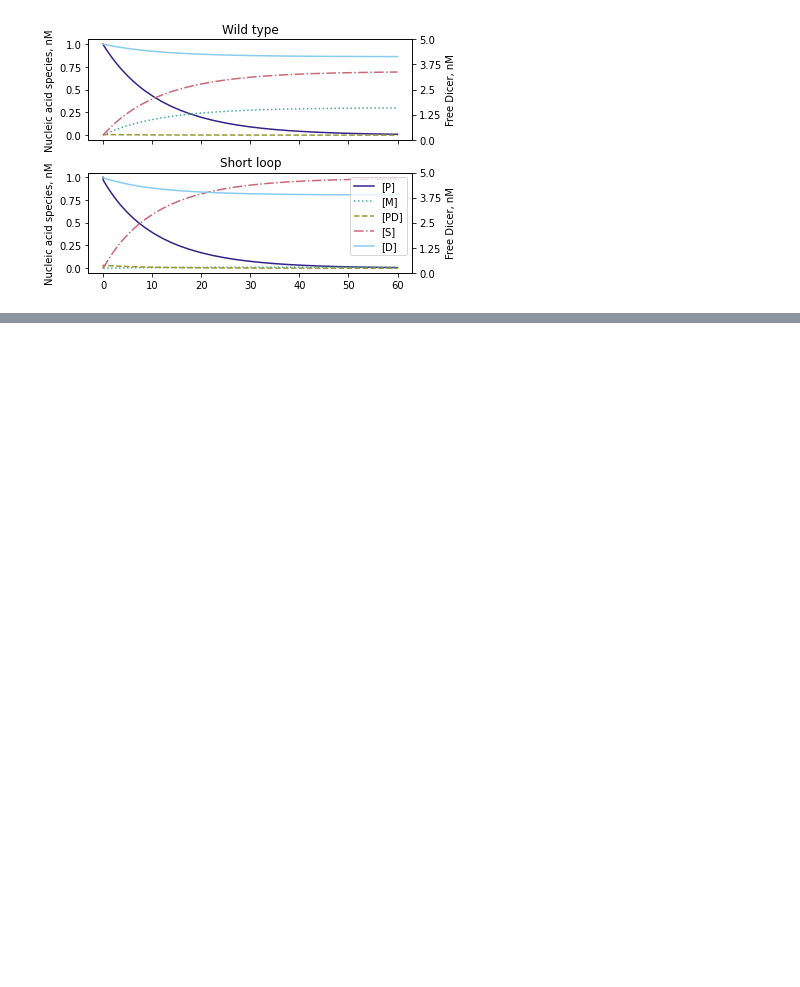
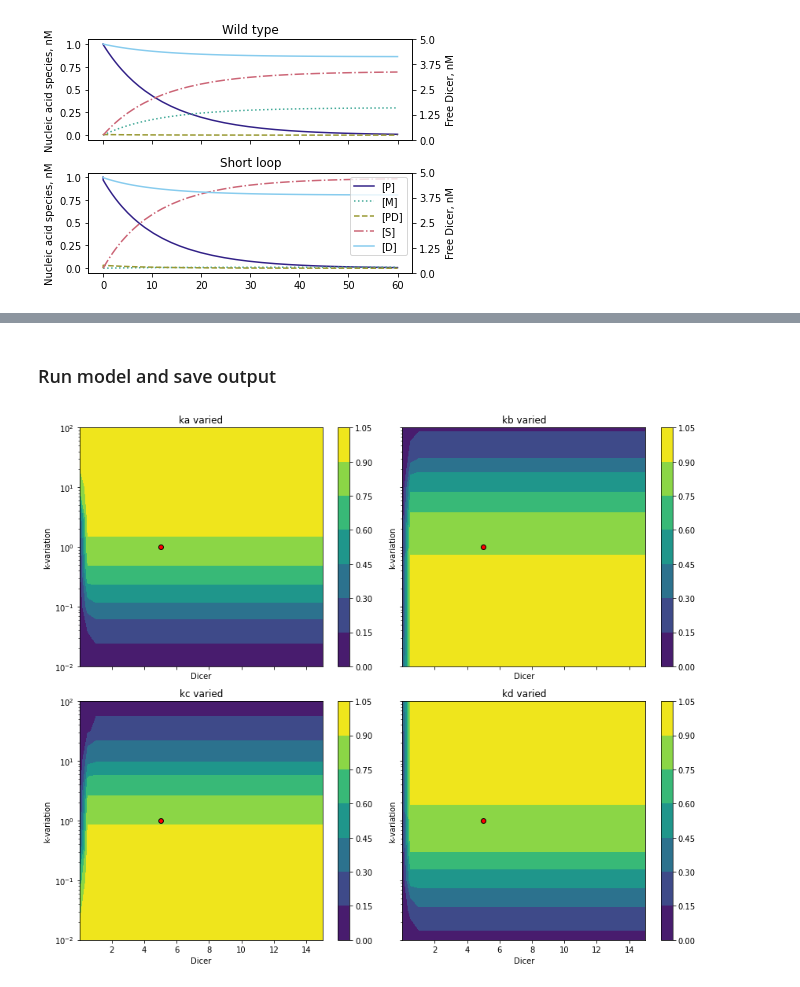
Before and after one commit to SofiaRaak/Dicer-miRNA-dynamics-model, a Jupyter notebook: optimisation.ipynb, the cells around one changed output, grey strips where cells are left out. Saved outputs shown, nothing was run; the diff lists cells and outputs as text; code cells hidden in the pictures; blank space fills up the shorter version.

```diff
--- a/optimisation.ipynb
+++ b/optimisation.ipynb
@@ -402,0 +413,6 @@ plt.show()
+# %%
+#variation of ks, dicer concentration (single miRNA)
+kvars = [10**i for i in list(np.linspace(-2,2,9))]
+dvars = np.linspace(0, 7.25, 15)
+dvars[0] = 0.01
+dvars = np.append(dvars, np.linspace(10, 15, 4))
@@ -402,0 +424,2 @@ plt.show()
+# %% [markdown]
+### Run model and save output
@@ -402,0 +460,54 @@ plt.show()
+# %%
+ends = np.zeros((4, len(kvars), len(dvars)))
+
+for i in range(4):
+    for j in range(len(kvars)):
+        for k in range(len(dvars)):
+            exec('miR = k' + ['a', 'b', 'c', 'd'][i]+ '_' + str(int(kvars[j]*100)) + 'dvar_' + str(int(dvars[k]*100)))
+
+            ends[i, j, k] = miR['miR'].iloc[-1]
+# %%
+#plot
+fig, ax = plt.subplots(2,2, sharex = True, sharey = True, figsize = (12, 10))
+
+x = dvars
+y = kvars
+
+cs0 = ax[0,0].contourf(x, y, ends[0], vmin = 0, vmax = 1)
+ax[0,0].set_title('ka varied')
+fig.colorbar(cs0)
+ax[0,0].set_xlabel('Dicer')
+ax[0,0].set_ylabel('k-variation')
+ax[0,0].scatter(5, 1, edgecolor = 'black', color = 'red')
+ax[0,0].set_yscale('log')
+
+cs1 = ax[0,1].contourf(x, y, ends[1], vmin = 0, vmax = 1)
+ax[0,1].set_title('kb varied')
+fig.colorbar(cs1)
+ax[0,1].set_xlabel('Dicer')
+ax[0,1].set_ylabel('k-variation')
+ax[0,1].scatter(5, 1, edgecolor = 'black', color = 'red')
+ax[0,1].set_yscale('log')
+
+cs2 = ax[1,0].contourf(x, y, ends[2], vmin = 0, vmax = 1)
+ax[1,0].set_title('kc varied')
+fig.colorbar(cs2)
+ax[1,0].set_xlabel('Dicer')
+ax[1,0].set_ylabel('k-variation')
+ax[1,0].scatter(5, 1, edgecolor = 'black', color = 'red')
+ax[1,0].set_yscale('log')
+
+cs3 = ax[1,1].contourf(x, y, ends[3], vmin = 0, vmax = 1)
+ax[1,1].set_title('kd varied')
+fig.colorbar(cs3)
+ax[1,1].set_xlabel('Dicer')
+ax[1,1].set_ylabel('k-variation')
+ax[1,1].scatter(5, 1, edgecolor = 'black', color = 'red')
+ax[1,1].set_yscale('log')
+
+fig.tight_layout()
+
+plt.savefig('outputs/optim/plots/k-var_dvars2.svg', dpi = 600, bbox_inches = 'tight')
+plt.show()
+# %% [output]
+[figure, added]
```
Also changed, not shown: parts of 25 cells of this notebook, 1 other file.
